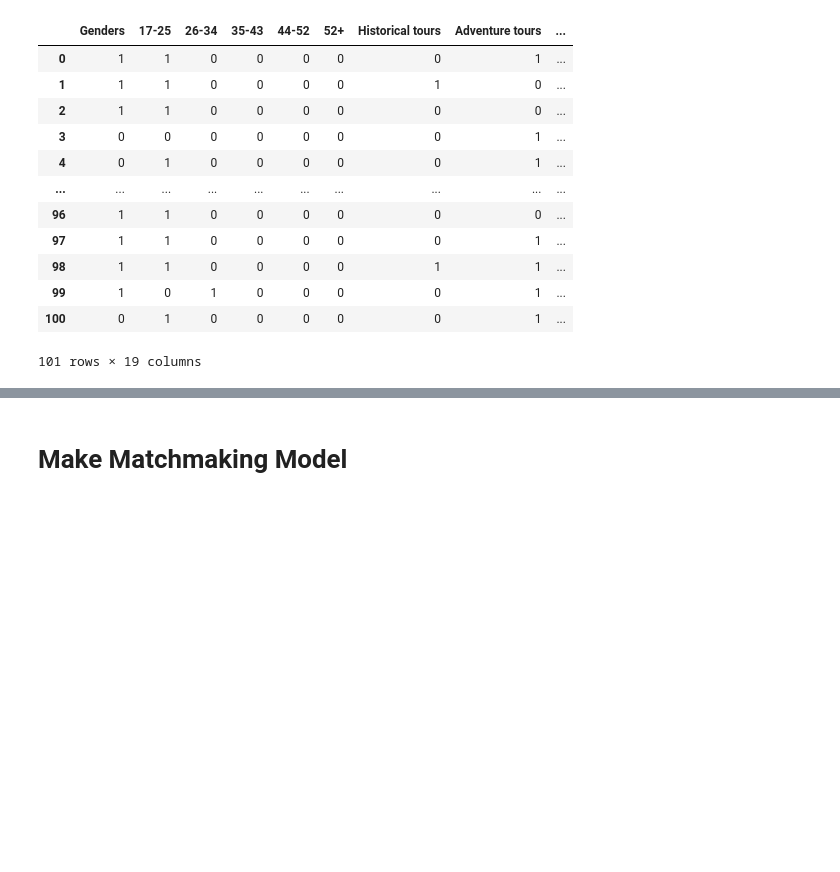
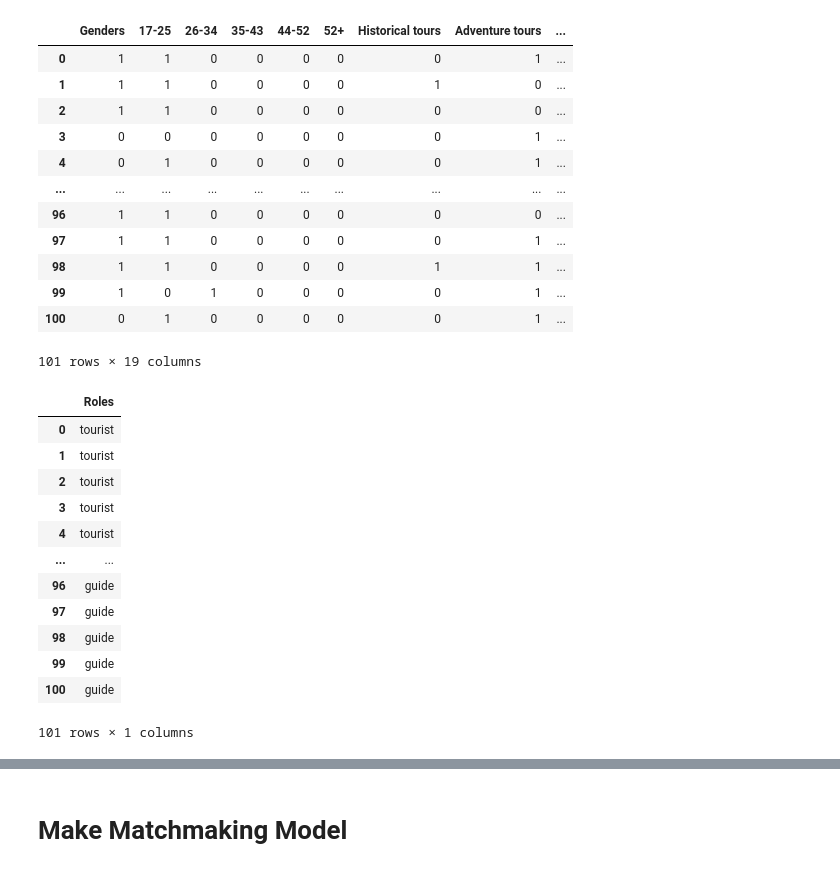
Before and after one commit to mas-tour/mastour-machine-learning, a Jupyter notebook: matchmaking-feature/Matching_Feature.ipynb, the cells around one changed output, grey strips where cells are left out. Cells and saved outputs as stored; diff of their text form; code cells hidden in the pictures; blank space fills up the shorter version.

```diff
--- a/matchmaking-feature/Matching_Feature.ipynb
+++ b/matchmaking-feature/Matching_Feature.ipynb
@@ -351,3 +326,21 @@ match_df
 | 99 | 1 | 0 | 1 | 0 | 0 | 0 | 0 | 1 | ... |
 | 100 | 0 | 1 | 0 | 0 | 0 | 0 | 0 | 1 | ... |
 101 rows × 19 columns
+# %%
+# Concatenate persona type to user_df
+roles = user_df.iloc[:, -1:]
+roles
+# %% [output]
+|  | Roles |
+| 0 | tourist |
+| 1 | tourist |
+| 2 | tourist |
+| 3 | tourist |
+| 4 | tourist |
+| ... | ... |
+| 96 | guide |
+| 97 | guide |
+| 98 | guide |
+| 99 | guide |
+| 100 | guide |
+101 rows × 1 columns
```
Also changed, not shown: parts of 52 cells of this notebook, 1 other file.
